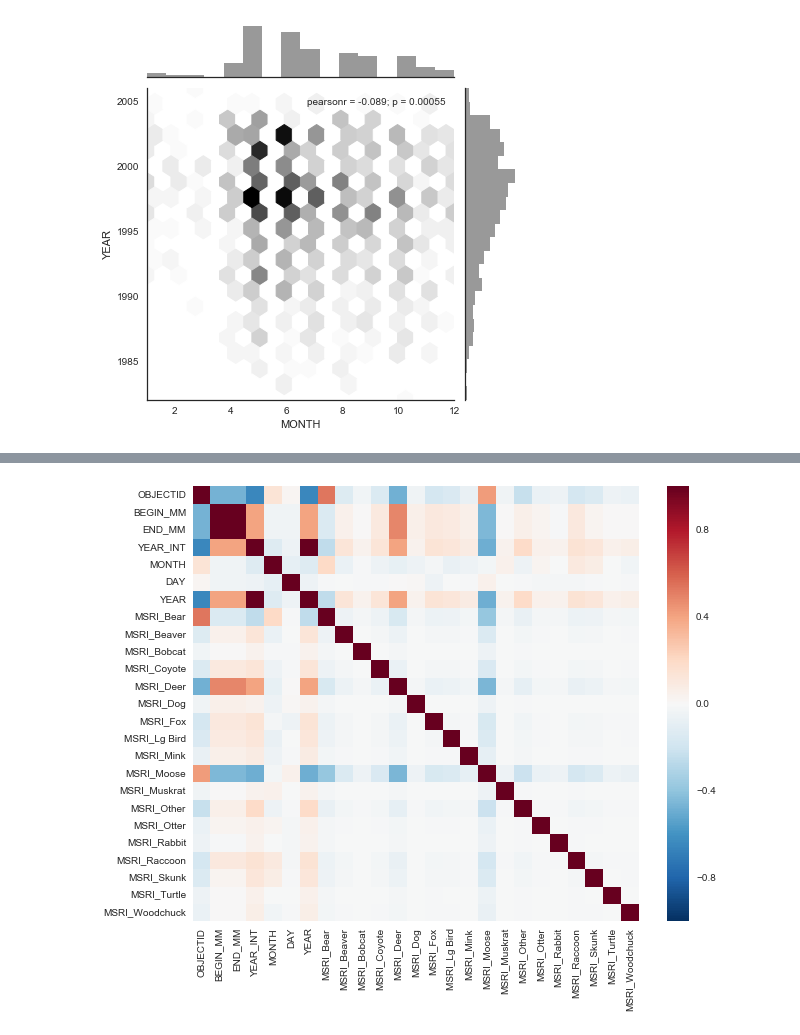
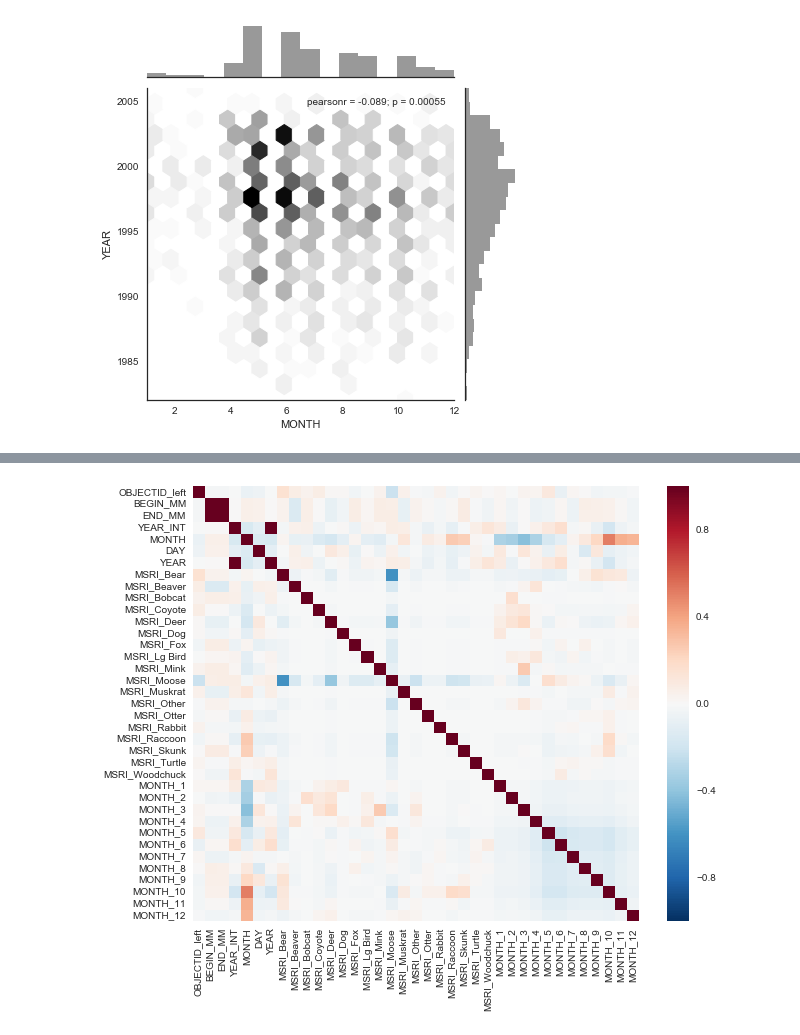
Before and after one commit to VCGI/Geopandas-Python-Library-Exploration, a Jupyter notebook: Geopandas Data Cleaning and Exploration in Python.ipynb, the cells around one changed output, grey strips where cells are left out. Drawn from its saved outputs; the diff is of its cells as text; code cells hidden in the pictures.

```diff
--- a/Geopandas Data Cleaning and Exploration in Python.ipynb
+++ b/Geopandas Data Cleaning and Exploration in Python.ipynb
@@ -348,3 +363,8 @@ animalstrikes.head()
 | 3 | 1004 | Other | Other | 2004-03-24T00:00:00.000Z | 1322 | VT 100 | 100 | 2.1 | 2.1 | V100-1322 | ... |
 | 4 | 1005 | Deer | Deer, RoadKill, Fawn Doe | 2004-03-09T00:00:00.000Z | 1409 | VT 12 | 012 | 0.9 | 0.9 | V012-1409 | ... |
 5 rows × 25 columns
+# %%
+# Clean up and reorder columns
+col = list(animalstrikes.columns)
+animalstrikes = animalstrikes[['OBJECTID', 'MSRI_CODE','MSRI_DESCR','DATE_','TOWN_ID','ROUTE_DES','ROUTE','BEGIN_MM','END_MM','LRS_CODE','COMMENT',
+                     'TOWN','RT_TOWN','RT_NUM','LOCATION','YEAR_INT','DATE','MONTH','DAY','YEAR','geometry']]
@@ -412,0 +492,4 @@ Index(['OBJECTID', 'MSRI_CODE', 'MSRI_DESCR', 'DATE_', 'TOWN_ID', 'ROUTE_DES',
+# %%
+# Removing all that doing not have geometry,it cuts almost 600 records off it will not make it into the final data set that I will save
+animalgeodf = animalstrikes[(animalstrikes['geometry'].notnull())]
+animalgeodf.info()
@@ -412,0 +514,3 @@ Index(['OBJECTID', 'MSRI_CODE', 'MSRI_DESCR', 'DATE_', 'TOWN_ID', 'ROUTE_DES',
+# %%
+animalgeo = gpd.sjoin(animalgeodf, town, how="inner", op='within')
+animalgeo.shape
@@ -412,0 +541,5 @@ Index(['OBJECTID', 'MSRI_CODE', 'MSRI_DESCR', 'DATE_', 'TOWN_ID', 'ROUTE_DES',
+# %%
+animalgeo = animalgeo[['OBJECTID_left', 'MSRI_CODE', 'MSRI_DESCR', 'DATE_', 'TOWN_ID','ROUTE_DES', 'ROUTE',
+                       'BEGIN_MM', 'END_MM', 'LRS_CODE', 'COMMENT','TOWN', 'RT_TOWN', 'RT_NUM', 'LOCATION',
+                       'YEAR_INT', 'DATE', 'MONTH','DAY', 'YEAR', 'TOWNNAME', 'COMMENTS', 'COUNTRY',
+                       'VILLAGENAM', 'COUNTY','Shape_STAr', 'Shape_STLe','ShapeSTAre', 'ShapeSTLen','geometry']]
@@ -413,11 +593,14 @@ Index(['OBJECTID', 'MSRI_CODE', 'MSRI_DESCR', 'DATE_', 'TOWN_ID', 'ROUTE_DES',
 # %%
 # Create a correlation heatmap
-corr = animalstrikes
-MSRI = pd.get_dummies(animalstrikes['MSRI_CODE'] , prefix = 'MSRI')
-corr = pd.concat([corr, MSRI], axis=1)
+corr = animalgeo[(animalgeo['YEAR'] > 1993) & (animalgeo['YEAR'] > 2003)  ]
+MSRI = pd.get_dummies(animalgeo['MSRI_CODE'] , prefix = 'MSRI')
+#year = pd.get_dummies(animalgeo['YEAR'] , prefix = 'YEAR')
+month = pd.get_dummies(animalgeo['MONTH'] , prefix = 'MONTH')
+
+corr = pd.concat([corr, MSRI, month], axis=1)
 
 corr = corr.corr()
 sns.heatmap(corr)
 plt.show()
 # %% [output]
-[figure, old version]
+[figure, new version]
```
Also changed, not shown: parts of 44 cells of this notebook, 2 other files.
